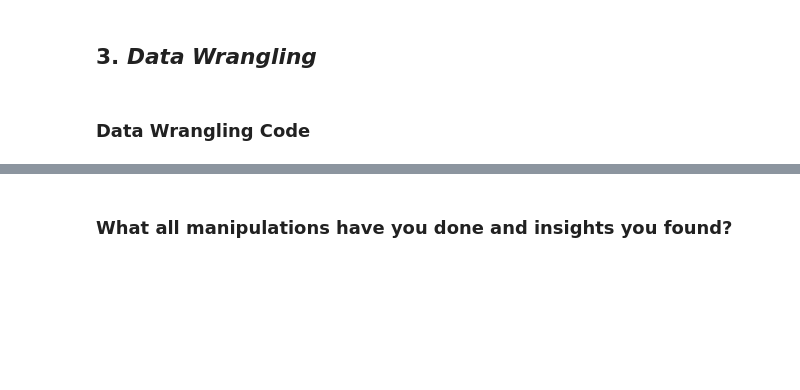
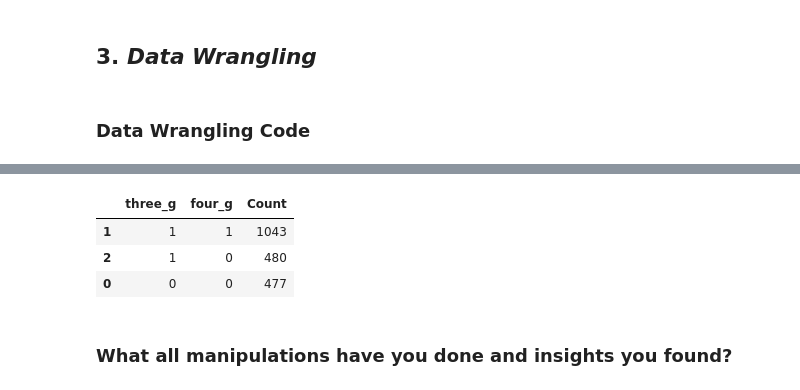
Before and after one commit to kapilkukreja469/Mobile_price_range_prediction, a Jupyter notebook: Mobile_price_range_prediction_by_kapil_kukreja.ipynb, the cells around one changed output, grey strips where cells are left out. Cells and saved outputs as stored; diff of their text form; code cells hidden in the pictures; blank space fills up the shorter version.

```diff
--- a/Mobile_price_range_prediction_by_kapil_kukreja.ipynb
+++ b/Mobile_price_range_prediction_by_kapil_kukreja.ipynb
@@ -315,2 +383,10 @@ Unique values for price_range are: [1 2 3 0]
+# %%
+# Mobile phones groupby 3g support and 4g
+mobile_df.groupby('three_g')['four_g'].value_counts().reset_index(name="Count").sort_values(["Count"],ascending=False)
+# %% [output]
+|  | three_g | four_g | Count |
+| 1 | 1 | 1 | 1043 |
+| 2 | 1 | 0 | 480 |
+| 0 | 0 | 0 | 477 |
 # %% [markdown]
 ### What all manipulations have you done and insights you found?
```
Also changed, not shown: parts of 54 cells of this notebook.
